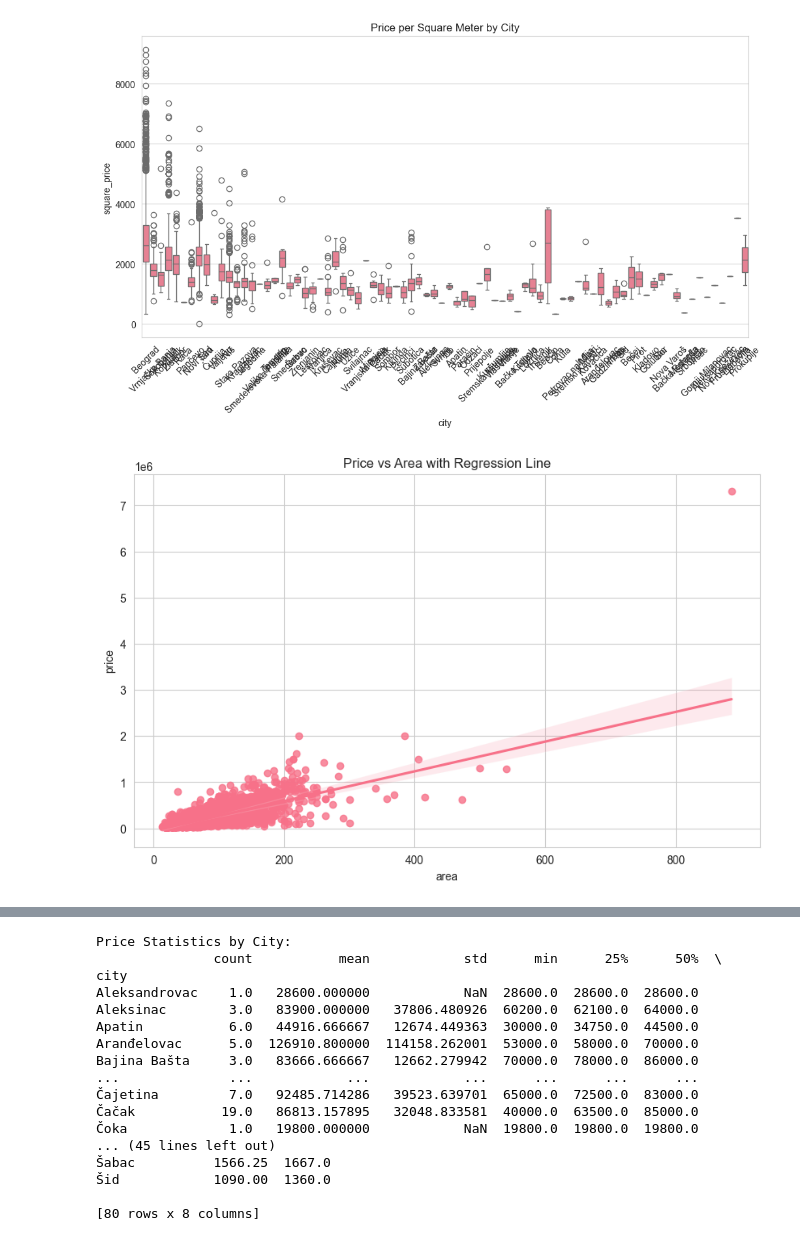
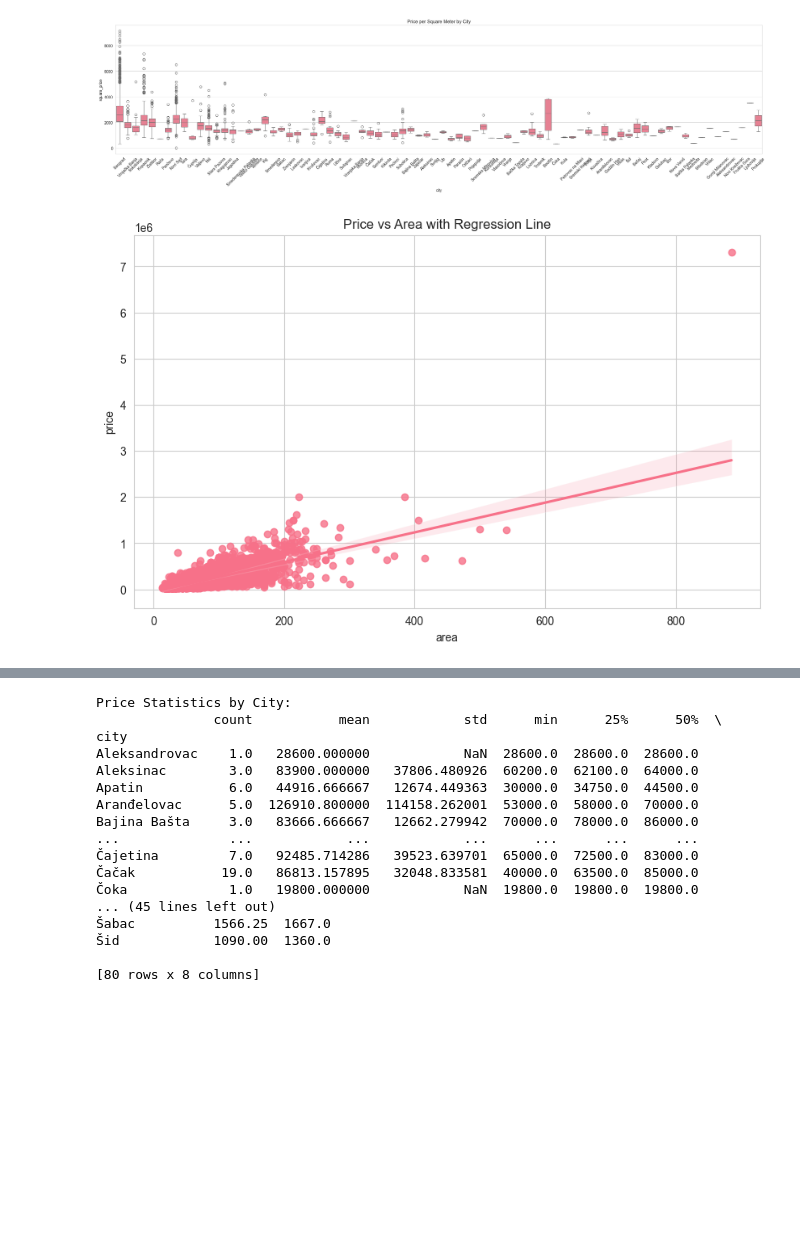
Before and after one commit to jovanovic-djo/real-estate-data-hub, a Jupyter notebook: notebooks/exploratory_data_analysis.ipynb, the cells around one changed output, grey strips where cells are left out. Saved outputs shown, nothing was run; the diff lists cells and outputs as text; code cells hidden in the pictures; blank space fills up the shorter version.

```diff
--- a/notebooks/exploratory_data_analysis.ipynb
+++ b/notebooks/exploratory_data_analysis.ipynb
@@ -140,35 +160,28 @@ ValueError: could not convert string to float: 'p'
 # %%
-
-# 4. Price Analysis
-# Price per square meter by city
-plt.figure(figsize=(12, 6))
+plt.figure(figsize=(30, 6))
 sns.boxplot(data=df, x='city', y='square_price')
 plt.title('Price per Square Meter by City')
 plt.xticks(rotation=45)
 plt.show()
 
-# Price vs Area scatter plot with regression line
 plt.figure(figsize=(10, 6))
 sns.regplot(data=df, x='area', y='price')
 plt.title('Price vs Area with Regression Line')
 plt.show()
 
-# Average price by number of rooms
 avg_price_by_rooms = df.groupby('rooms')['price'].mean().reset_index()
 plt.figure(figsize=(10, 6))
 sns.barplot(data=avg_price_by_rooms, x='rooms', y='price')
 plt.title('Average Price by Number of Rooms')
 plt.show()
 
-# Calculate and print price statistics by city
 print("\nPrice Statistics by City:")
 print(df.groupby('city')['price'].describe())
 
-# Calculate and print square price statistics by city
 print("\nPrice per Square Meter Statistics by City:")
 print(df.groupby('city')['square_price'].describe())
 # %% [output]
-[figure, old version]
+[figure, new version]
 [figure]
 [figure]
 Price Statistics by City:
```
Also changed, not shown: parts of 9 cells of this notebook, 2 other files.
